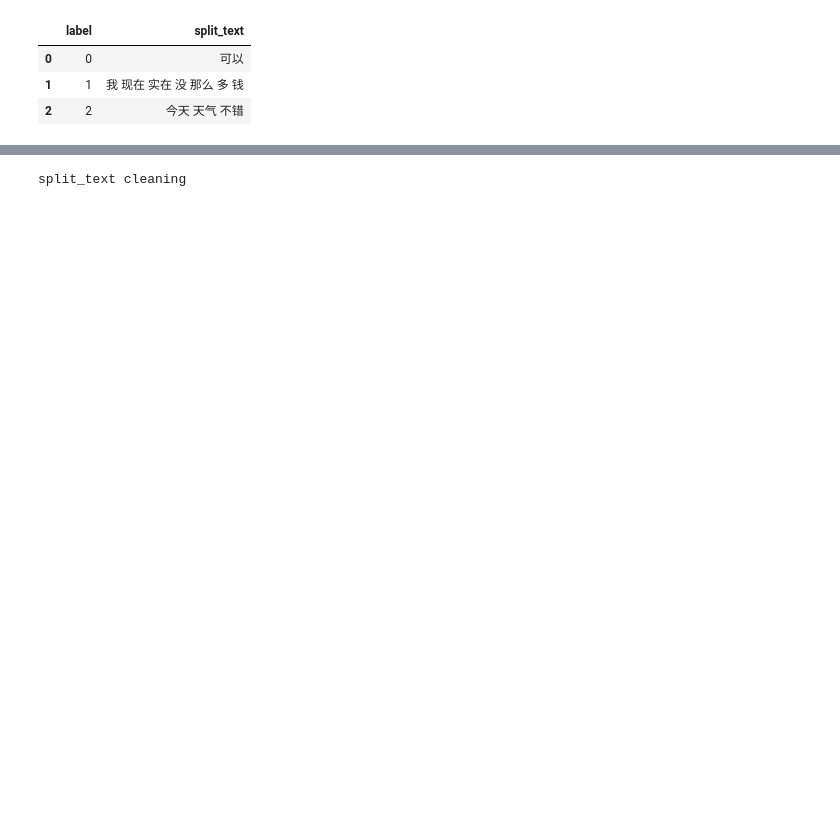
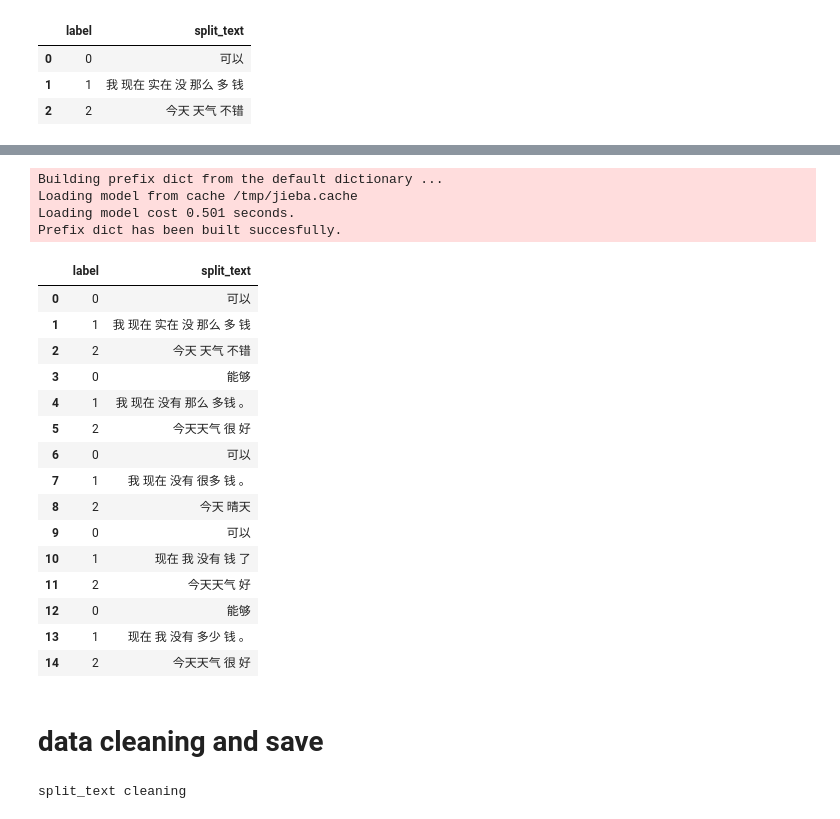
Before and after one commit to TSLNIHAOGIT/Chatbot1.0_ss, a Jupyter notebook: MLModel/code/CutDebt/DataClean/data_clean.ipynb, the cells around one changed output, grey strips where cells are left out. Saved outputs shown, nothing was run; the diff lists cells and outputs as text; code cells hidden in the pictures; blank space fills up the shorter version.

```diff
--- a/MLModel/code/CutDebt/DataClean/data_clean.ipynb
+++ b/MLModel/code/CutDebt/DataClean/data_clean.ipynb
@@ -20,3 +89,34 @@ data.head(10)
+# %%
+import jieba
+def cut_words(text):
+    seg_list = jieba.cut(text, cut_all=False)
+    return " ".join(seg_list)
+
+data['split_text']=data['split_text'].apply(cut_words)
+data
+# %% [output]
+Building prefix dict from the default dictionary ...
+Loading model from cache /tmp/jieba.cache
+Loading model cost 0.501 seconds.
+Prefix dict has been built succesfully.
+|  | label | split_text |
+| 0 | 0 | 可以 |
+| 1 | 1 | 我 现在 实在 没 那么 多 钱 |
+| 2 | 2 | 今天 天气 不错 |
+| 3 | 0 | 能够 |
+| 4 | 1 | 我 现在 没有 那么 多钱 。 |
+| 5 | 2 | 今天天气 很 好 |
+| 6 | 0 | 可以 |
+| 7 | 1 | 我 现在 没有 很多 钱 。 |
+| 8 | 2 | 今天 晴天 |
+| 9 | 0 | 可以 |
+| 10 | 1 | 现在 我 没有 钱 了 |
+| 11 | 2 | 今天天气 好 |
+| 12 | 0 | 能够 |
+| 13 | 1 | 现在 我 没有 多少 钱 。 |
+| 14 | 2 | 今天天气 很 好 |
+# %% [markdown]
+# data cleaning and save
 # %%
 def clean(text):
     text = re.sub(f'([{string.punctuation}“”¨«»®´·º ½¾¿¡§£₤‘’，])',' ', text)
```
Also changed, not shown: parts of 6 cells of this notebook, 14 other files.
